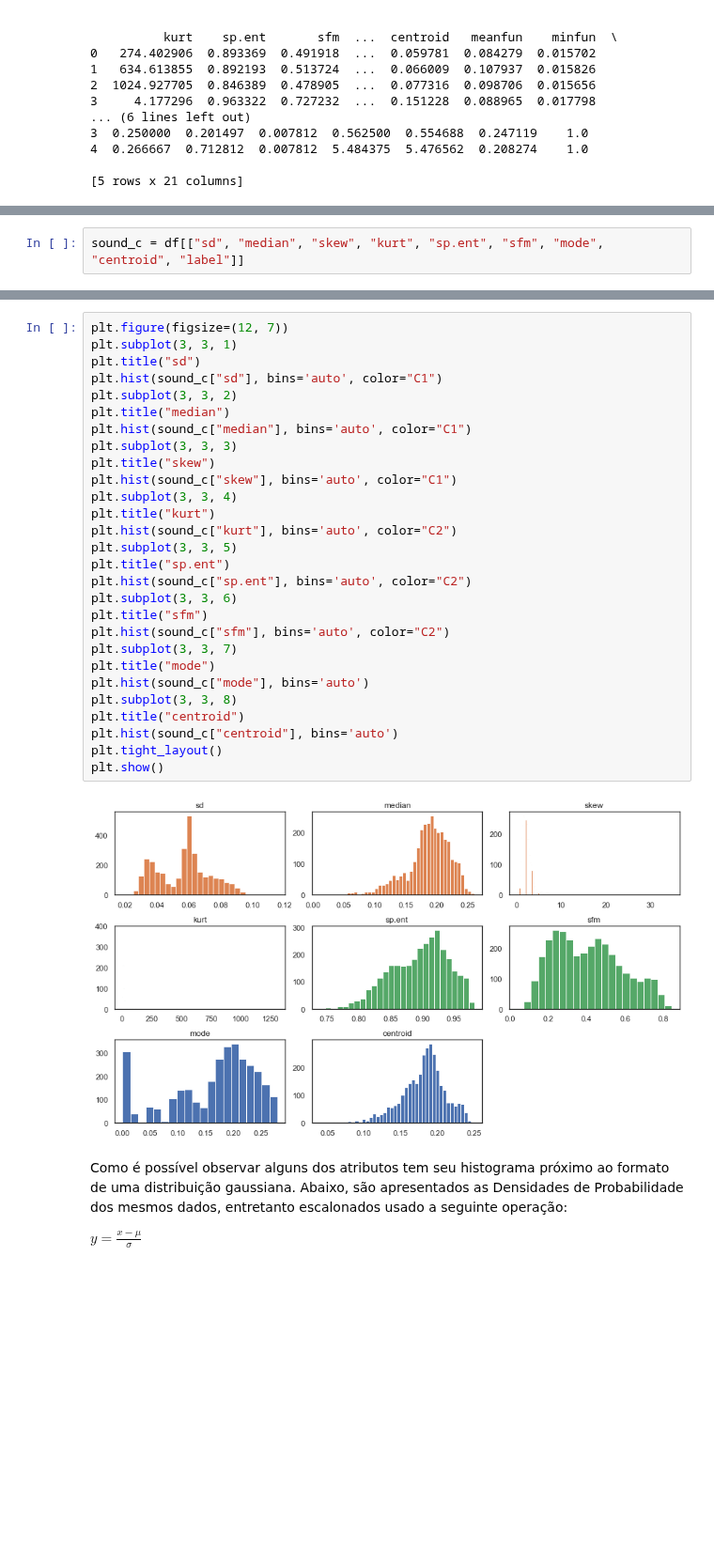
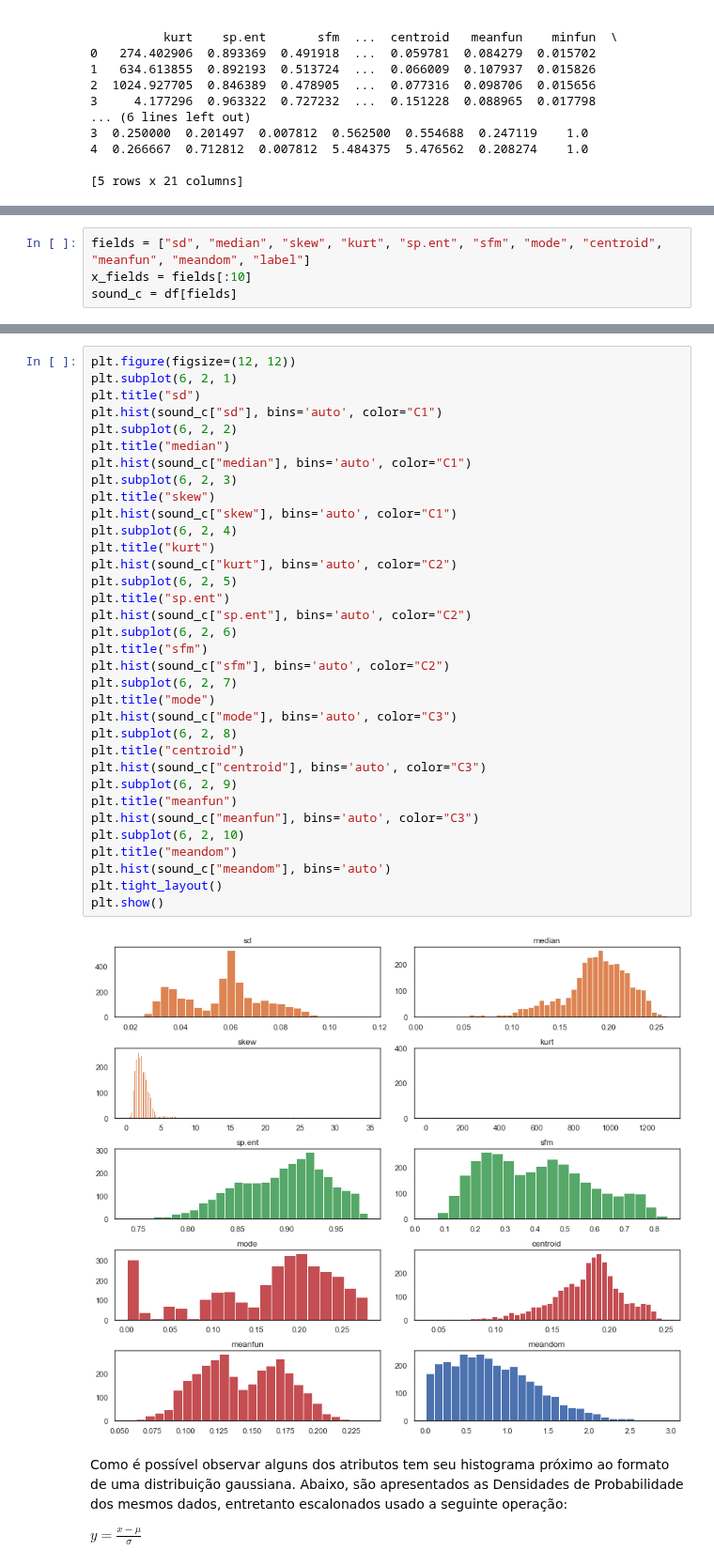
Before and after one commit to rdenadai/ia006c, a Jupyter notebook: notebooks/EFC02/EFC02.ipynb, the cells around one changed output, grey strips where cells are left out. Shown at 94% size. Cells and saved outputs as stored; diff of their text form; blank space fills up the shorter version.

```diff
--- a/notebooks/EFC02/EFC02.ipynb
+++ b/notebooks/EFC02/EFC02.ipynb
@@ -209,4 +212,6 @@ A análise será feita nos dados que tem relação direta com dados de audio, qu
 # %%
-sound_c = df[["sd", "median", "skew", "kurt", "sp.ent", "sfm", "mode", "centroid", "label"]]
+fields = ["sd", "median", "skew", "kurt", "sp.ent", "sfm", "mode", "centroid", "meanfun", "meandom", "label"]
+x_fields = fields[:10]
+sound_c = df[fields]
 # %%
 data = []
@@ -238,33 +245,39 @@ print(df2)
 # %%
-plt.figure(figsize=(12, 7))
-plt.subplot(3, 3, 1)
+plt.figure(figsize=(12, 12))
+plt.subplot(6, 2, 1)
 plt.title("sd")
 plt.hist(sound_c["sd"], bins='auto', color="C1")
-plt.subplot(3, 3, 2)
+plt.subplot(6, 2, 2)
 plt.title("median")
 plt.hist(sound_c["median"], bins='auto', color="C1")
-plt.subplot(3, 3, 3)
+plt.subplot(6, 2, 3)
 plt.title("skew")
 plt.hist(sound_c["skew"], bins='auto', color="C1")
-plt.subplot(3, 3, 4)
+plt.subplot(6, 2, 4)
 plt.title("kurt")
 plt.hist(sound_c["kurt"], bins='auto', color="C2")
-plt.subplot(3, 3, 5)
+plt.subplot(6, 2, 5)
 plt.title("sp.ent")
 plt.hist(sound_c["sp.ent"], bins='auto', color="C2")
-plt.subplot(3, 3, 6)
+plt.subplot(6, 2, 6)
 plt.title("sfm")
 plt.hist(sound_c["sfm"], bins='auto', color="C2")
-plt.subplot(3, 3, 7)
+plt.subplot(6, 2, 7)
 plt.title("mode")
-plt.hist(sound_c["mode"], bins='auto')
-plt.subplot(3, 3, 8)
+plt.hist(sound_c["mode"], bins='auto', color="C3")
+plt.subplot(6, 2, 8)
 plt.title("centroid")
-plt.hist(sound_c["centroid"], bins='auto')
+plt.hist(sound_c["centroid"], bins='auto', color="C3")
+plt.subplot(6, 2, 9)
+plt.title("meanfun")
+plt.hist(sound_c["meanfun"], bins='auto', color="C3")
+plt.subplot(6, 2, 10)
+plt.title("meandom")
+plt.hist(sound_c["meandom"], bins='auto')
 plt.tight_layout()
 plt.show()
 # %% [output]
-[figure, old version]
+[figure, new version]
 # %% [markdown]
 Como é possível observar alguns dos atributos tem seu histograma próximo ao formato de uma distribuição gaussiana. Abaixo, são apresentados as Densidades de Probabilidade dos mesmos dados, entretanto escalonados usado a seguinte operação:
 
```
Also changed, not shown: parts of 13 cells of this notebook.
